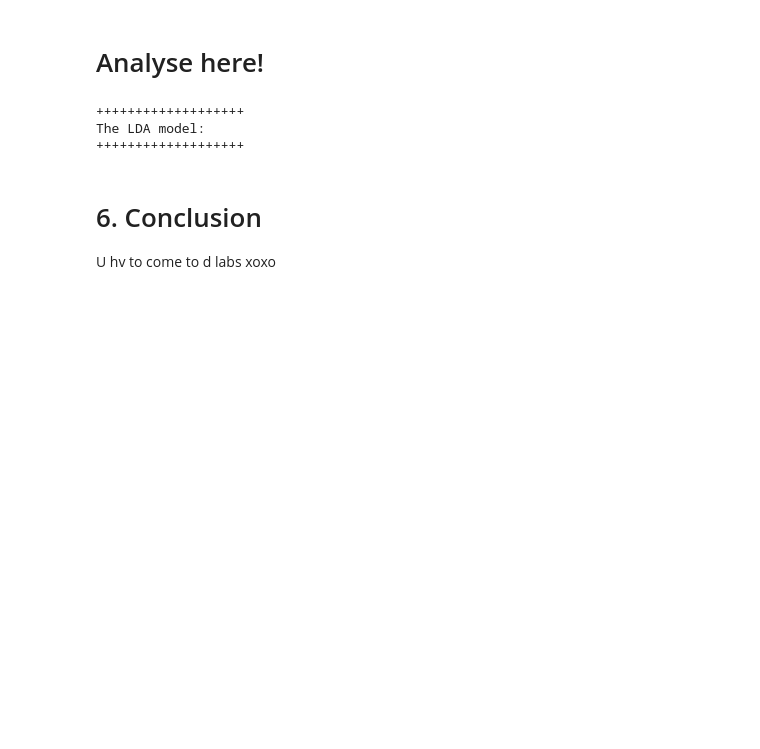
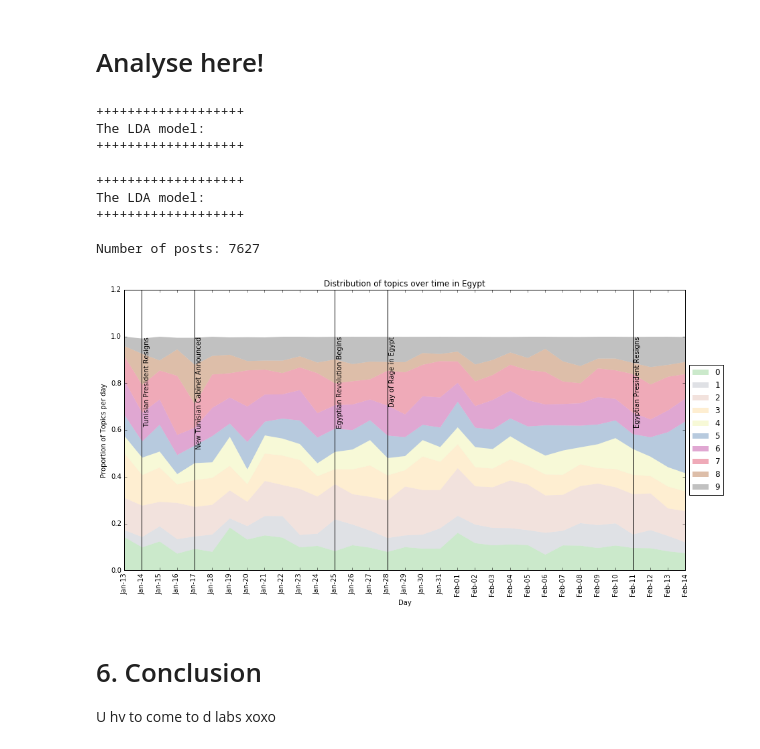
Before and after one commit to KhalilMrini/Revisiting-Arab-Spring, a Jupyter notebook: Project/Project.ipynb, the cells around one changed output. Drawn from its saved outputs; the diff is of its cells as text; code cells hidden in the pictures; blank space fills up the shorter version.

```diff
--- a/Project/Project.ipynb
+++ b/Project/Project.ipynb
@@ -1615,9 +1615,11 @@ def compute_LDA(corpus_tfidf, dictionary, filename, n_topics=3, n_words=5, show=
     :param n_topics: int
     :param n_words: int
     """
+    np.random.seed(7)
     model_Lda = LdaModel(corpus=corpus_tfidf,
                          num_topics=n_topics,
-                         id2word=dictionary)
+                         id2word=dictionary,
+                         )
     if show:
         topics = model_Lda.show_topics(num_words=n_words)
         index = 0
@@ -1737,6 +1718,43 @@ showcase_topic_modelling(EG, 'FORUM', FR, n_topics=6, LSA=False, no_above=0.5, n
 +++++++++++++++++++
 The LDA model:
 +++++++++++++++++++
+# %%
+def plot_topic_time_distribution(df, max_, country, n_topics, filename):
+    """
+    Plotting the time series for a given dataframe.
+    :param df: DataFrame
+    :param max_: int
+    :param country: string
+    """
+    title = 'Distribution of topics over time in {}'.format(country)
+    topics = [index for index in range(n_topics)]
+
+    df.groupby(['Day'])[topics].mean().plot.area(figsize=(15,7.5), lw=0, title=title, colormap='Accent', alpha= 0.4);
+
+    plt.ylabel('Proportion of Topics per day')
+    plt.legend(loc='center left', bbox_to_anchor=(1.0, 0.5));
+    plt.xticks(np.arange(len(df.Day.unique())), [
+        day.replace('2011-01','Jan').replace('2011-02', 'Feb') for day in sorted(df.Day.unique())], rotation = 90)
+    line_details = {1: ['k', 'Tunisian President Resigns'],
+                    4: ['k', 'New Tunisian Cabinet Announced'],
+                    12: ['k', 'Egyptian Revolution Begins'],
+                    15: ['k', 'Day of Rage in Egypt'],
+                    29: ['k', 'Egyptian President Resigns']}
+    for index in line_details:
+        plt.axvline(index, color=line_details[index][0], lw=1);
+        plt.text(index + 0.1, max_, line_details[index][1],rotation=90, verticalalignment='top');
+
+    plt.savefig(filename, format='svg')
+# %%
+showcase_df = showcase_topic_modelling(EG, 'SOCIAL_MEDIA', AR, n_topics=10, LSA=False, no_above=0.5, no_below=10)
+plot_topic_time_distribution(showcase_df, 1, EG, 10, 'fig.svg')
+# %% [output]
++++++++++++++++++++
+The LDA model:
++++++++++++++++++++
+
+Number of posts: 7627
+[figure, added]
 # %% [markdown]
 # 6. Conclusion<a class="anchor" id="6"></a>
 
```
Also changed, not shown: parts of 4 cells of this notebook, 2 other files.
